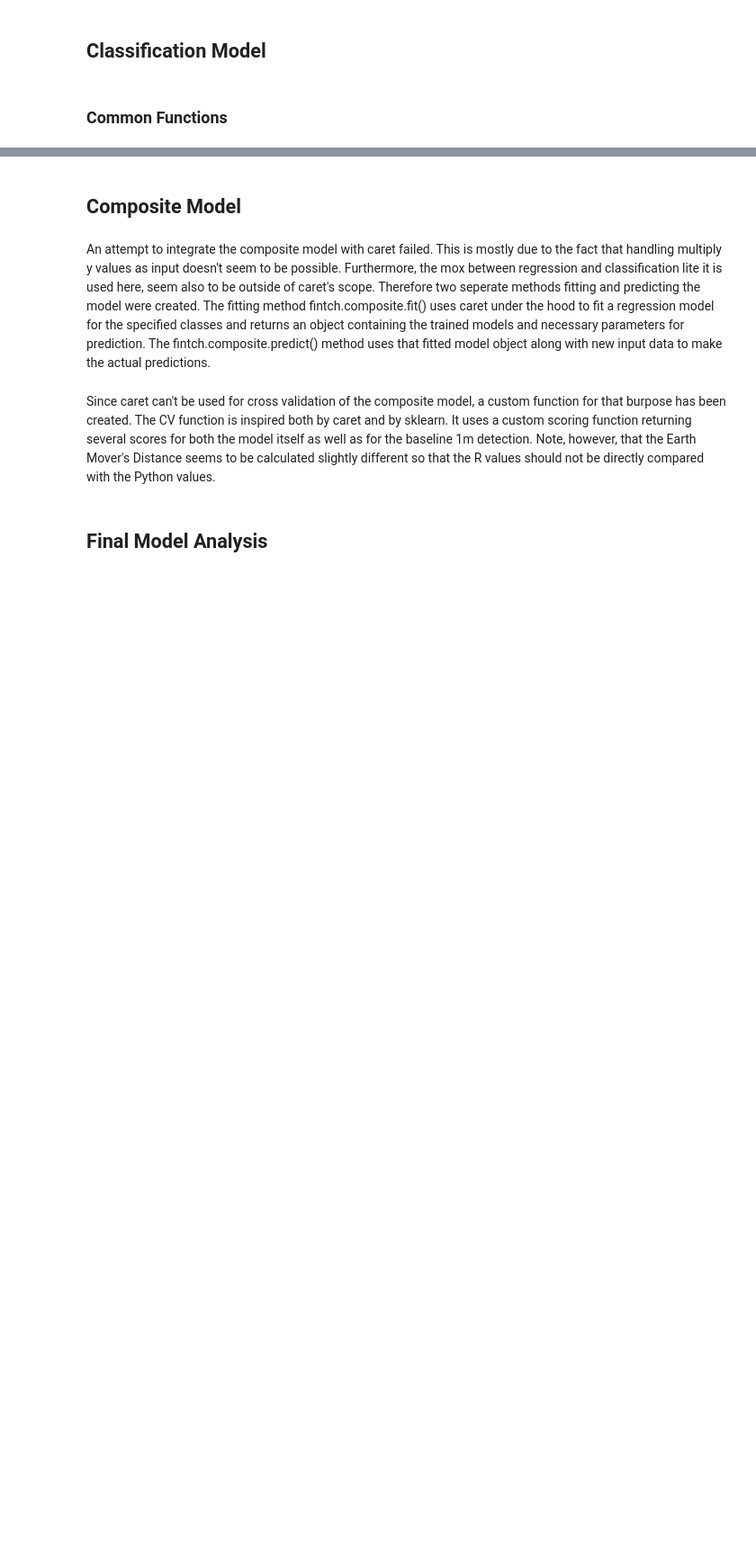
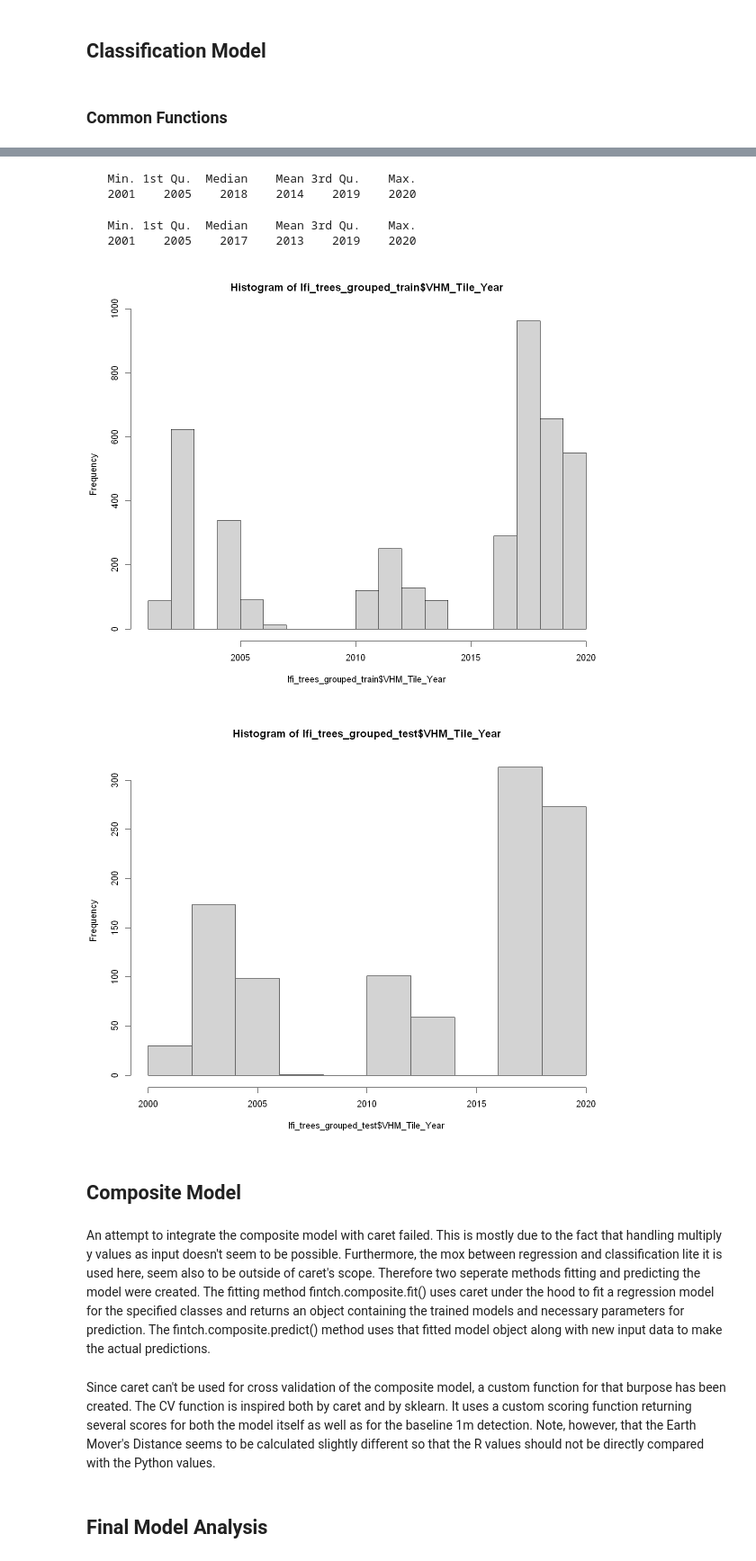
Before and after one commit to HAFL-WWI/FINTCH-publication-code, a Jupyter notebook: 2022-improving-local-maxima-idt/r/Compound_Classifier_R.ipynb, the cells around one changed output, grey strips where cells are left out. Shown at 90% size. Cells and saved outputs as stored; diff of their text form; code cells hidden in the pictures; blank space fills up the shorter version.

Commit message:
Improvements to analysis, updates and corrections to detection code before resubmission

```diff
--- a/2022-improving-local-maxima-idt/r/Compound_Classifier_R.ipynb
+++ b/2022-improving-local-maxima-idt/r/Compound_Classifier_R.ipynb
@@ -62,7 +60,7 @@ Sys.setenv(LANG = "en")
 ## Data Acquisition
 # %%
 #Read data for plots
-csv_out_path <- "./Data/detection_aggregated_lfi_v1.csv"
+csv_out_path <- "./Data/detection_aggregated_lfi.csv"
 lfi_trees_grouped <- read.csv(csv_out_path,sep=";",quote = "\"")
 # %%
 #Labels for filter methods
@@ -270,0 +288,29 @@ fst_parameterset_mappings <- structure(c(2,2,7,16,
+# %%
+# All plots
+lfi_trees_grouped_full <- lfi_trees_grouped
+partitions_all <- get_partitions("perimeter_id", data=lfi_trees_grouped_full)
+lfi_trees_grouped_train <- lfi_trees_grouped_full[partitions_all$in_train,]
+lfi_trees_grouped_test <- lfi_trees_grouped_full[-partitions_all$in_train,]
+print(c("nrow lfi_trees_grouped_full ",nrow(lfi_trees_grouped_full)))
+print(c("nrow lfi_trees_grouped ",nrow(lfi_trees_grouped_train)))
+print(c("nrow lfi_trees_grouped_test ",nrow(lfi_trees_grouped_test)))
+
+
+# Without plots whose ALS date was acquired before 2010
+lfi_trees_grouped_ss1_full <- lfi_trees_grouped_full[(lfi_trees_grouped_full$VHM_Tile_Year>=2010),]
+partitions_ss1 <- get_partitions("perimeter_id", data=lfi_trees_grouped_ss1_full)
+lfi_trees_grouped_ss1_train <- lfi_trees_grouped_ss1_full[partitions_ss1$in_train,]
+lfi_trees_grouped_ss1_test <- lfi_trees_grouped_ss1_full[-partitions_ss1$in_train,]
+print(c("nrow lfi_trees_grouped_ss1_full ",nrow(lfi_trees_grouped_ss1_full)))
+print(c("nrow lfi_trees_grouped_ss1 ",nrow(lfi_trees_grouped_ss1_train)))
+print(c("nrow lfi_trees_grouped_ss1_test ",nrow(lfi_trees_grouped_ss1_test)))
+
+
+# Only plots after 2010 and with a difference of less than 7 years between the ALS acquisition and the field acquisition
+lfi_trees_grouped_ss2_full <- lfi_trees_grouped_full[(lfi_trees_grouped_full$VHM_Tile_Year>=2010) & (lfi_trees_grouped_full$acquisition_diff_abs<7),]
+partitions_ss2 <- get_partitions("perimeter_id", data=lfi_trees_grouped_ss2_full)
+lfi_trees_grouped_ss2_train <- lfi_trees_grouped_ss2_full[partitions_ss2$in_train,]
+lfi_trees_grouped_ss2_test <- lfi_trees_grouped_ss2_full[-partitions_ss2$in_train,]
+print(c("nrow lfi_trees_grouped_ss2_full ",nrow(lfi_trees_grouped_ss2_full)))
+print(c("nrow lfi_trees_grouped_ss2 ",nrow(lfi_trees_grouped_ss2_train)))
+print(c("nrow lfi_trees_grouped_ss2_test ",nrow(lfi_trees_grouped_ss2_test)))
@@ -271,3 +327,21 @@ fst_parameterset_mappings <- structure(c(2,2,7,16,
+# %%
+summary(lfi_trees_grouped_train$VHM_Tile_Year)
+# %% [output]
+   Min. 1st Qu.  Median    Mean 3rd Qu.    Max.
+   2001    2005    2018    2014    2019    2020
+# %%
+summary(lfi_trees_grouped_test$VHM_Tile_Year)
+# %% [output]
+   Min. 1st Qu.  Median    Mean 3rd Qu.    Max.
+   2001    2005    2017    2013    2019    2020
+# %%
+options(repr.plot.width=10, repr.plot.height=8)
+
+hist(lfi_trees_grouped_train$VHM_Tile_Year)
+hist(lfi_trees_grouped_test$VHM_Tile_Year)
+# %% [output]
+[figure, added]
+[figure, added]
 # %% [markdown]
 <a id="Composite_Model"></a>
 ## Composite Model
```
Also changed, not shown: parts of 74 cells of this notebook, 5 other files.
